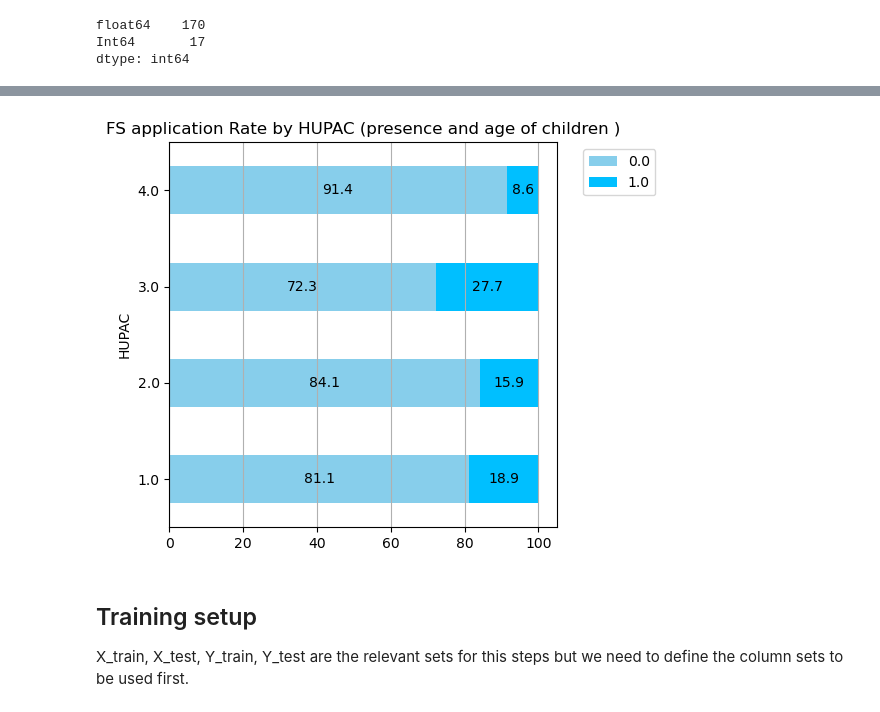
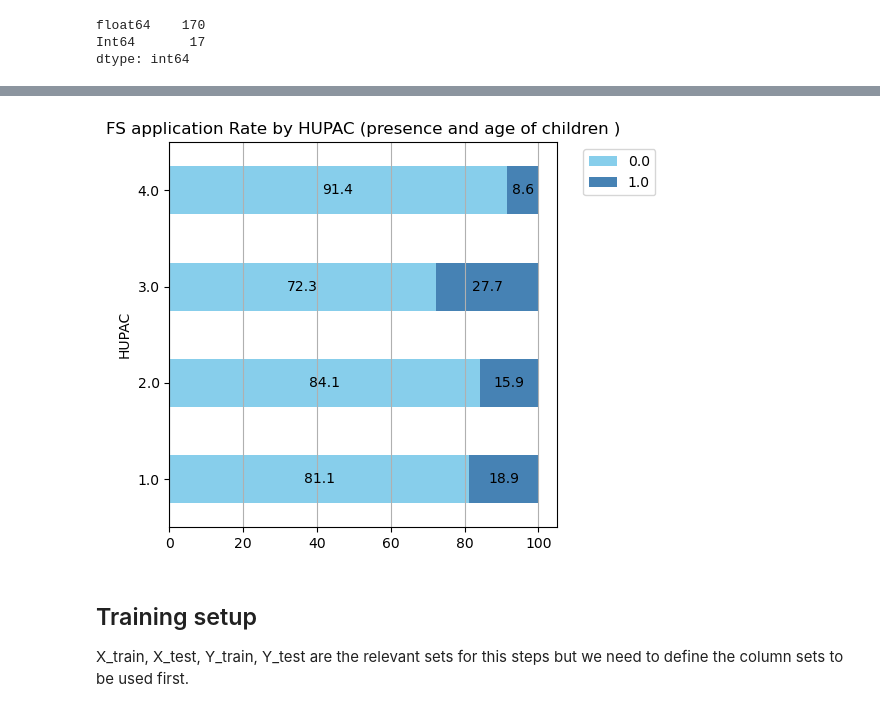
Before and after one commit to qSergio/techy_food, a Jupyter notebook: Food_census.ipynb, the cells around one changed output, grey strips where cells are left out. Saved outputs shown, nothing was run; the diff lists cells and outputs as text; code cells hidden in the pictures.

```diff
--- a/Food_census.ipynb
+++ b/Food_census.ipynb
@@ -596,3 +593,5 @@ sns.heatmap(corr_matrix,
+# %%
+pums.drop(columns=['PWGTP', 'SMOCP'], inplace=True)
 # %% [markdown]
 #### Categorical Variables
 
@@ -616,20 +615,20 @@ pums[true_floats].head()
 # %%
-c = ['skyblue', 'deepskyblue']
+c = ['skyblue', 'steelblue']
 df1 = pums.groupby(['HUPAC', 'FS']).size().unstack()
 ax = df1.apply(lambda x : round((x/x.sum()*100),1), axis=1).plot(kind='barh', stacked=True, color=c, figsize=(5,5))
 plt.title('FS application Rate by HUPAC (presence and age of children )')
 plt.legend(bbox_to_anchor=(1.05,1), loc='upper left')
 plt.grid(axis='x')
 for container in ax.containers:
     ax.bar_label(container, label_type='center')
 
 #N/A (GQ/vacant)
 #1 .With children under 6 years only
 #2 .With children 6 to 17 years only
 #3 .With children under 6 years and 6 to 17 years
 #4 .No children
 # %% [output]
-[figure, old version]
+[figure, new version]
 # %% [markdown]
 ## Training setup
 
```
Also changed, not shown: parts of 23 cells of this notebook.
